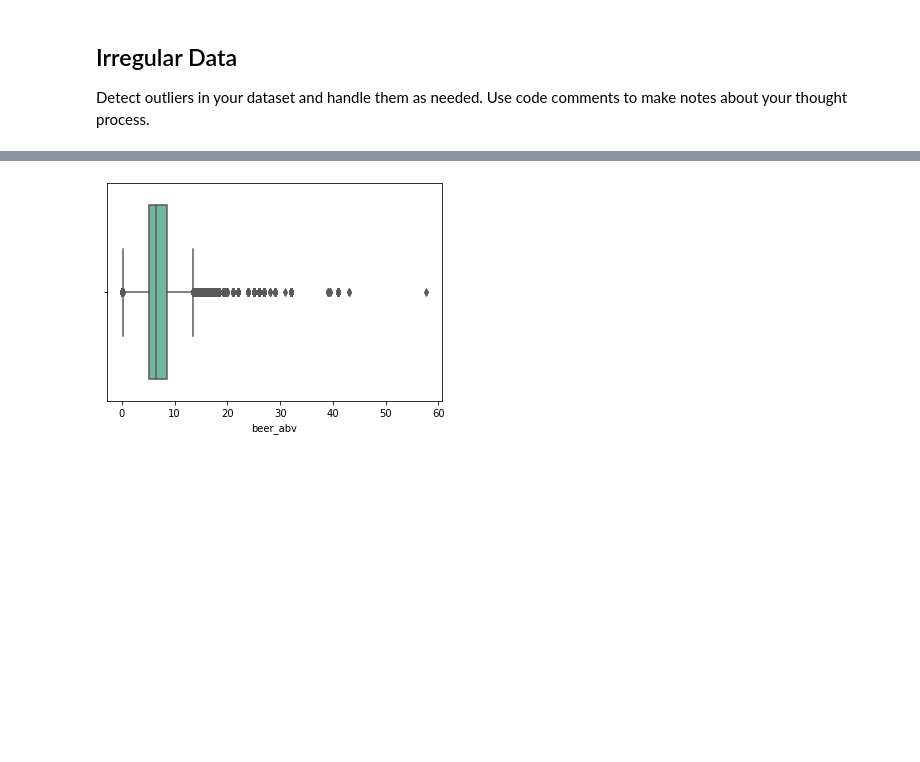
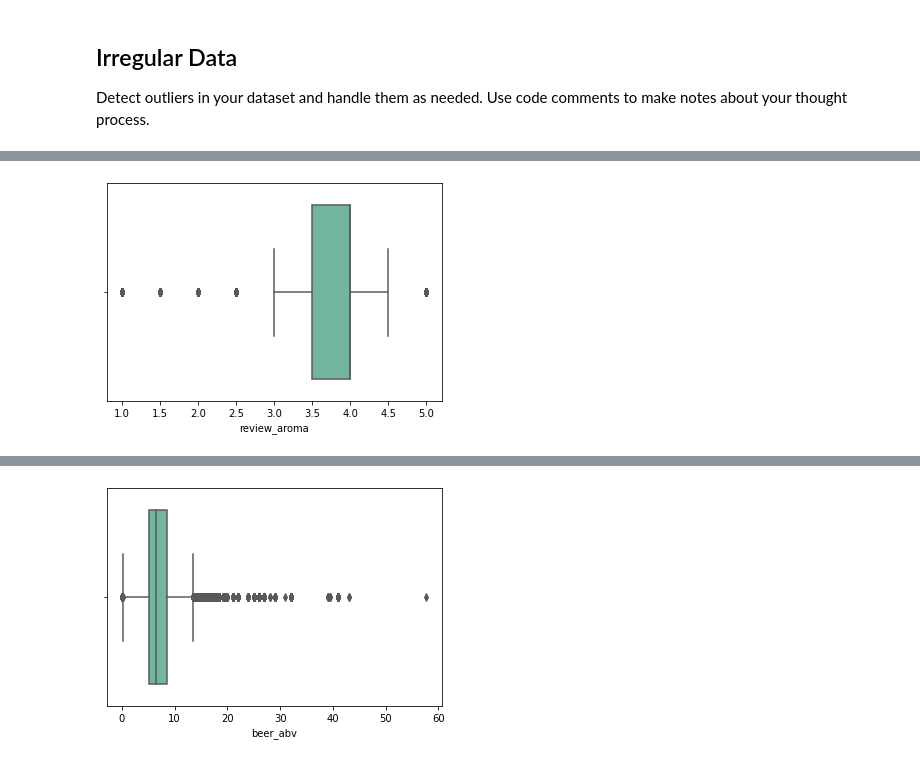
Before and after one commit to madelinedr/cleaning-data-checkpoint, a Jupyter notebook: checkpoint-three.ipynb, the cells around one changed output, grey strips where cells are left out. Saved outputs shown, nothing was run; the diff lists cells and outputs as text; code cells hidden in the pictures; blank space fills up the shorter version.

```diff
--- a/checkpoint-three.ipynb
+++ b/checkpoint-three.ipynb
@@ -82,0 +86,4 @@ Detect outliers in your dataset and handle them as needed. Use code comments to
+# %%
+ax = sb.boxplot(x=beer_df['review_aroma'], orient="h", palette="Set2")
+# %% [output]
+[figure, added]
```
Also changed, not shown: parts of 10 cells of this notebook.
